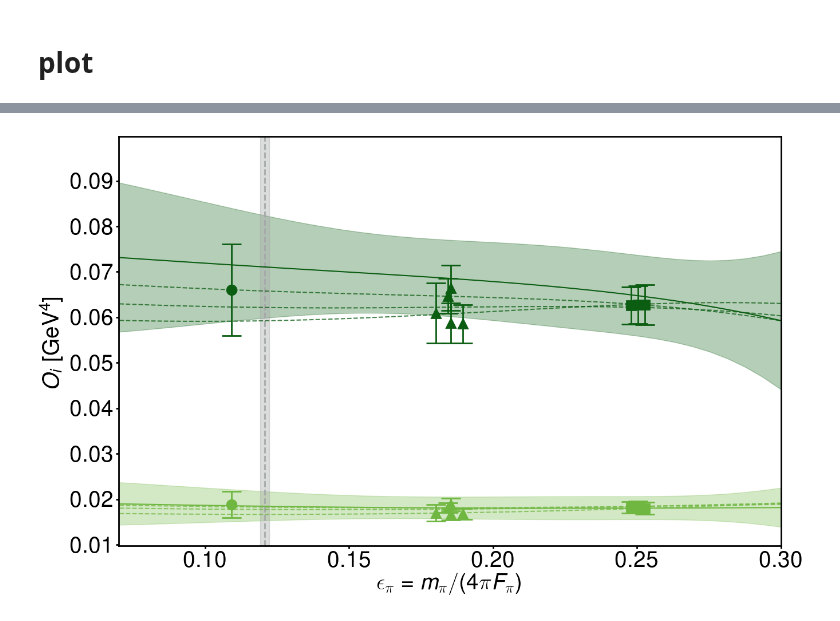
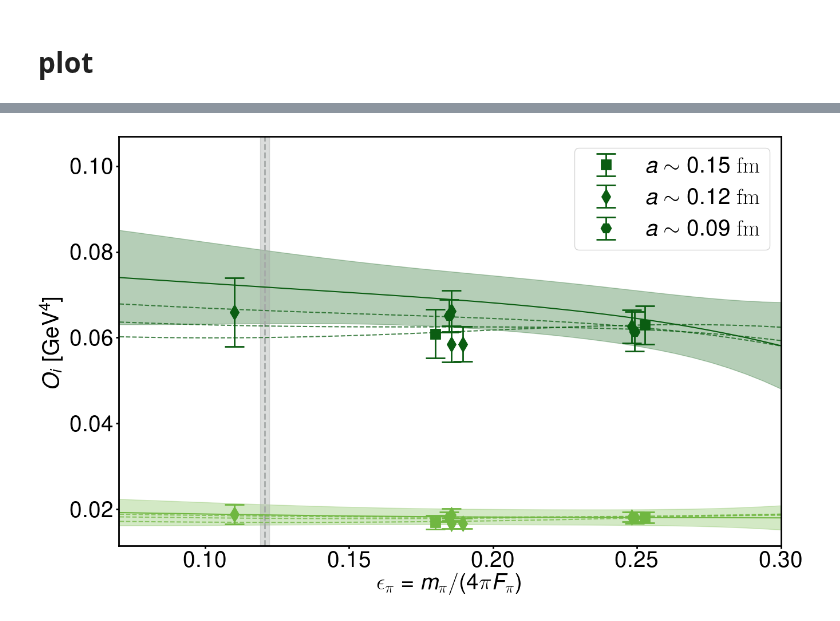
Before and after one commit to callat-qcd/project_0vbb, a Jupyter notebook: 0vbb_workbook.ipynb, the cells around one changed output, grey strips where cells are left out. Drawn from its saved outputs; the diff is of its cells as text; code cells hidden in the pictures.

Commit message:
updated plots to have dashed lines for finite a; added legends

```diff
--- a/0vbb_workbook.ipynb
+++ b/0vbb_workbook.ipynb
@@ -37,6 +37,7 @@ print("gvar   version:", gv.__version__)
 # input parameters
 # %%
 params = dict()
+params['save_fig']=True
 #
 params['ensembles'] = ['l1648f211b580m013m065m838','l2448f211b580m0064m0640m828',\
                        'l2464f211b600m0102m0509m635','l2464f211b600m00507m0507m628','l3264f211b600m00507m0507m628','l4064f211b600m00507m0507m628','l4864f211b600m00184m0507m628',\
@@ -51,7 +52,7 @@ params['alphas_flag'] = False
 priors = dict()
 N0LO = 100.0
 N1LO = 100.0
-N2LO = 1000.0
+N2LO = 100.0
 # O3
 priors['b0.V'] = gv.gvar(0.0,N0LO*1.0) # LO LEC
 priors['c1.V'] = gv.gvar(0.0,N1LO*1.0) # NLO counterterm
@@ -127,6 +128,7 @@ plot_params['op_color'] = {'V':'#c82506',\
                            'S': '#51a7f9', 'S_colormix':'#00397a'}
 plot_params['alat_color'] = {'a15':'#c82506','a12':'#70b741','a09':'#51a7f9'}
 plot_params['mpi_shape'] = {'m130':'o', 'm220':'^', 'm310':'s'}
+plot_params['a_shape'] = {'a09':'H', 'a12':'d', 'a15':'s'}
 plt.rc('text', usetex=True)
 plt.rc('font', size=plot_params['fs_xy']) # for sci notation
 # %% [markdown]
@@ -166,3 +168,8 @@ def e2m():
     ensemble_to_mpi.update({i:'m220' for i in m220})
     ensemble_to_mpi.update({i:'m130' for i in m130})
     return ensemble_to_mpi
+lbl = {e:None for e in params['ensembles']}
+lbl['l1648f211b580m013m065m838'] = r'$a\sim0.15$\textrm{ fm}'
+lbl['l2464f211b600m0102m0509m635'] = r'$a\sim0.12$\textrm{ fm}'
+lbl['l3296f211b630m0074m037m440'] = r'$a\sim0.09$\textrm{ fm}'
+print(lbl)
@@ -488,24 +497,30 @@ y_finitelattice = {op:{ea2label[k]:[alatfit[((j,k),op)] for j,ec in enumerate(x_
                    for op in params['operators']}
 # %%
 # plot result
-def plot_result(epi_data,data_fvcorrected,x_continuum,y_continuum,x_finitelattice,y_finitelattice,oplist):
+def plot_result(epi_data,data_fvcorrected,x_continuum,y_continuum,x_finitelattice,y_finitelattice,oplist,fig_name):
     fig = plt.figure('%s chiral extrapolation' %params['ansatz'],figsize=plot_params['fig_size3'])
     ax = plt.axes(plot_params['plt_axes'])
     dict_e2s = e2s()
     dict_e2m = e2m()
-    for op in oplist:
+    for oi,op in enumerate(oplist):
         op_color = plot_params['op_color'][op]
         # plot data
         for ens in params['ensembles']:
             a_color = plot_params['alat_color'][dict_e2s[ens]]
             m_shape = plot_params['mpi_shape'][dict_e2m[ens]]
+            a_shape = plot_params['a_shape'][dict_e2s[ens]]
             xdata = epi_data[(ens,'epi')].mean
             ydata_mean = data_fvcorrected[(ens,op)].mean
             ydata_sdev = data_fvcorrected[(ens,op)].sdev
-            ax.errorbar(x=xdata,y=ydata_mean,yerr=ydata_sdev,ls='None',marker=m_shape,\
+            if oi == len(oplist)-1:
+                label=lbl[ens]
+            else:
+                label=None
+            ax.errorbar(x=xdata,y=ydata_mean,yerr=ydata_sdev,ls='None',marker=a_shape,\
                         mfc=op_color,mec=op_color,ecolor=op_color,\
                         markersize=plot_params['ms'],elinewidth=plot_params['lw'],\
-                        capsize=plot_params['cs'],mew=plot_params['lw'])
+                        capsize=plot_params['cs'],mew=plot_params['lw'],\
+                        label=label)
         a_color = plot_params['alat_color']
         # plot continuum
         x_continuum = x_continuum
@@ -524,8 +539,10 @@ def plot_result(epi_data,data_fvcorrected,x_continuum,y_continuum,x_finitelattic
     epi_phys = physical_params['mpi']/(4.*np.pi*physical_params['Fpi'])
     ax.axvspan(epi_phys.mean-epi_phys.sdev, epi_phys.mean+epi_phys.sdev, alpha=0.4, color='#a6aaa9')
     ax.axvline(epi_phys.mean,ls='--',color='#a6aaa9',lw=plot_params['lw'])
-    #ax.set_ylim([1.075,1.375])
+    yi,yf = ax.get_ylim()[0],ax.get_ylim()[1]
+    ax.set_ylim([yi,1.15*yf])
     ax.set_xlim([0.07,0.3])
+    #print(ax.get_ylim())
     ax.set_xlabel('$\epsilon_\pi=m_\pi/(4\pi F_\pi)$', fontsize=plot_params['fs_xy'])
     ax.set_ylabel('$O_i$ [GeV${}^4$]', fontsize=plot_params['fs_xy'])
     if oplist == ['V']:
@@ -533,6 +550,10 @@ def plot_result(epi_data,data_fvcorrected,x_continuum,y_continuum,x_finitelattic
     ax.xaxis.set_tick_params(labelsize=plot_params['ts'],width=plot_params['lw'])
     ax.yaxis.set_tick_params(labelsize=plot_params['ts'],width=plot_params['lw'])
     [ax.spines[i].set_linewidth(plot_params['lw']) for i in ax.spines]
+    ax.legend(loc=1,fontsize=plot_params['fs_xy'])
     plt.draw()
+    if params['save_fig']:
+        plt.savefig(fig_name,transparent=True)
 # plot all operators
-#plot_result(epi_data,data_fvcorrected,x_continuum,y_continuum,x_finitelattice,y_finitelattice,params['operators'])
+if not params['ma_flag']:
+    plot_result(epi_data,data_fvcorrected,x_continuum,y_continuum,x_finitelattice,y_finitelattice,params['operators'],'O_i.pdf')
@@ -539,5 +562,6 @@ def plot_result(epi_data,data_fvcorrected,x_continuum,y_continuum,x_finitelattic
 # %%
-plot_result(epi_data,data_fvcorrected,x_continuum,y_continuum,x_finitelattice,y_finitelattice,['LR','LR_colormix'])
+if not params['ma_flag']:
+    plot_result(epi_data,data_fvcorrected,x_continuum,y_continuum,x_finitelattice,y_finitelattice,['LR','LR_colormix'],'LR.pdf')
 # %% [output]
-[figure, old version]
+[figure, new version]
 # %%
```
Also changed, not shown: parts of 7 cells of this notebook.
